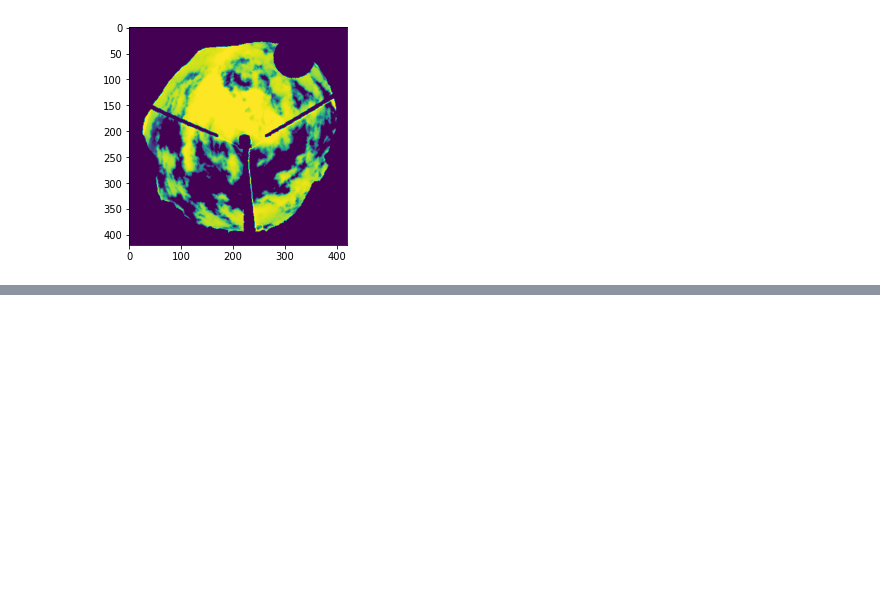
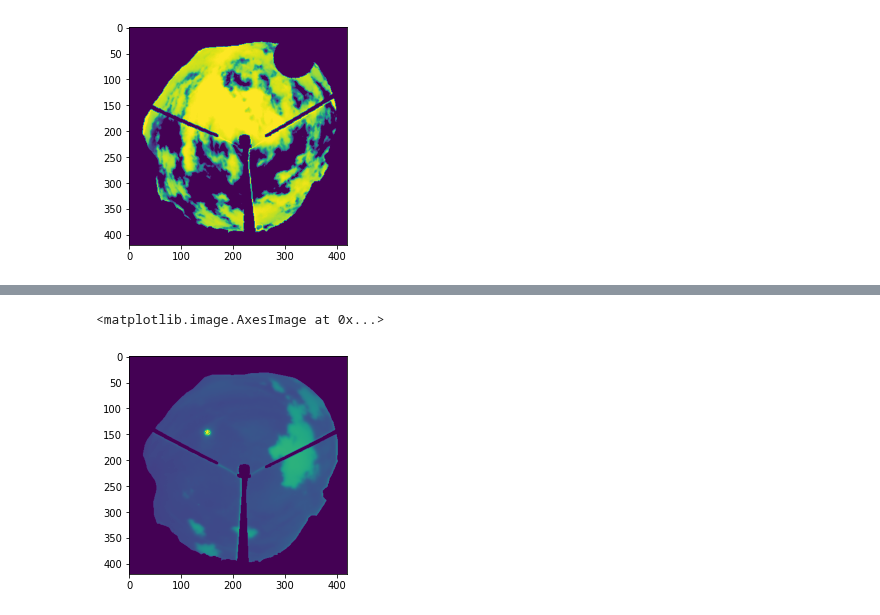
Before and after one commit to elrichgro/cloudseg, a Jupyter notebook: cloudseg/notebooks/test_script_output.ipynb, the cells around one changed output, grey strips where cells are left out. Saved outputs shown, nothing was run; the diff lists cells and outputs as text; code cells hidden in the pictures; blank space fills up the shorter version.

```diff
--- a/cloudseg/notebooks/test_script_output.ipynb
+++ b/cloudseg/notebooks/test_script_output.ipynb
@@ -374,0 +382,6 @@ plt.imshow(val_data['irc'].squeeze())
+# %%
+args = Namespace()
+args.val_random_mask = False
+args.val_rotation = False
+transforms = get_validation_transforms(args)
+test_data = HDF5Dataset("../../data/datasets/optimized_3", "test", use_clear_sky=True, use_sun_mask=False, transform=transforms)
@@ -374,0 +419,8 @@ plt.imshow(val_data['irc'].squeeze())
+# %%
+idx=0
+# %%
+idx += 1
+plt.imshow(test_data[idx]['irc'].squeeze())
+# %% [output]
+<matplotlib.image.AxesImage at 0x...>
+[figure, added]
```
Also changed, not shown: parts of 7 cells of this notebook, 1 other file.
